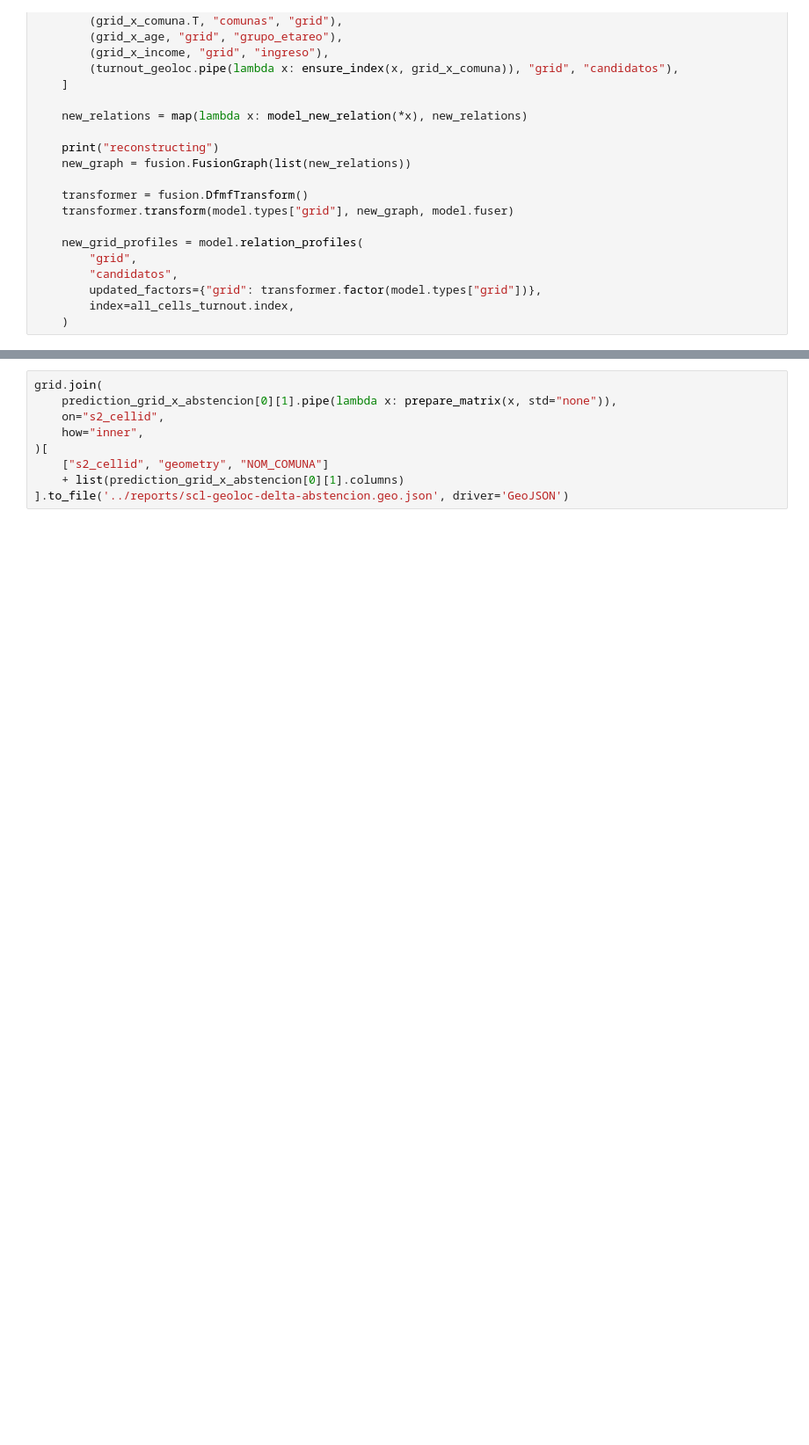
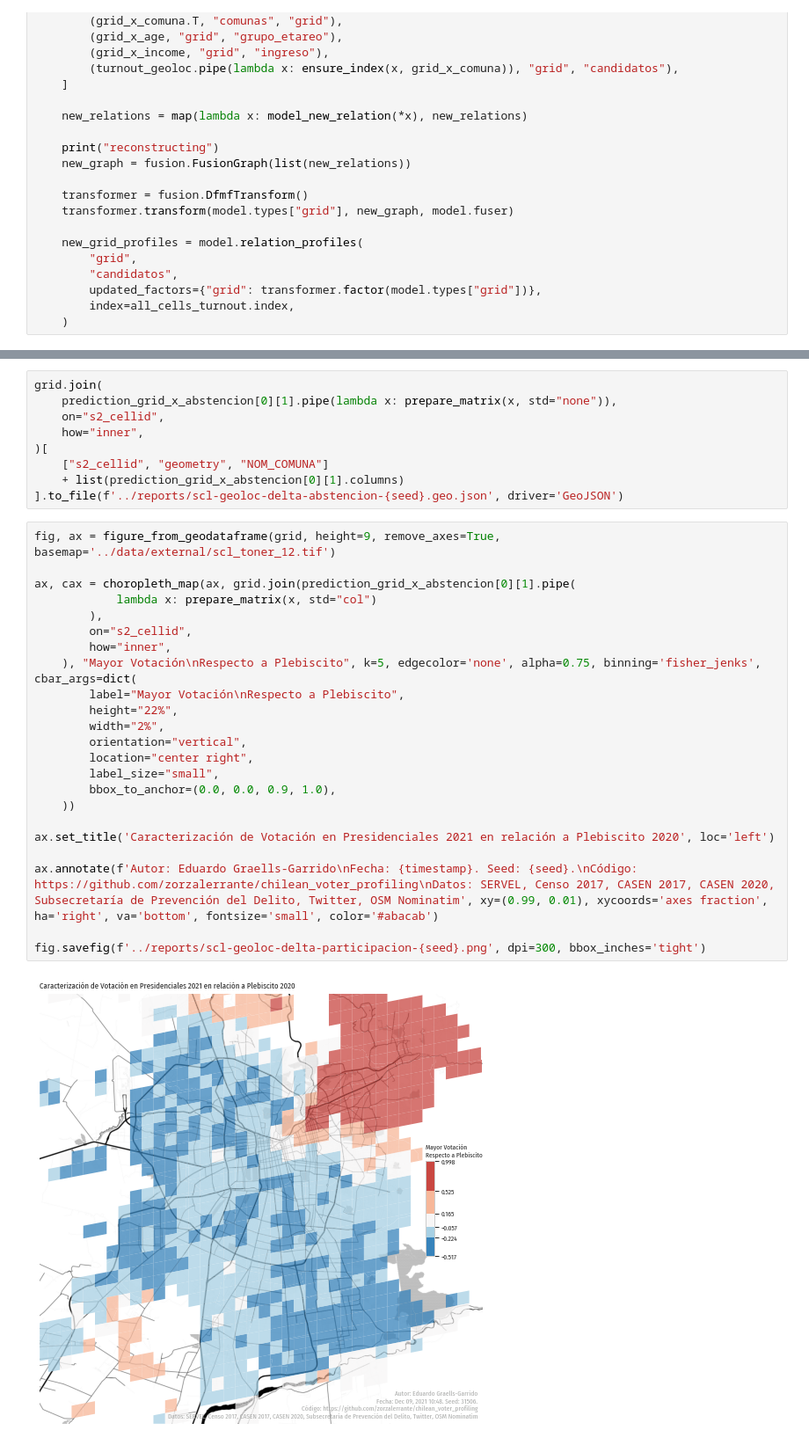
Before and after one commit to zorzalerrante/chilean_voter_profiling, a Jupyter notebook: notebooks/01-abstencion-santiago.ipynb, the cells around one changed output, grey strips where cells are left out. Shown at 88% size. Saved outputs shown, nothing was run; the diff lists cells and outputs as text; blank space fills up the shorter version.

```diff
--- a/notebooks/01-abstencion-santiago.ipynb
+++ b/notebooks/01-abstencion-santiago.ipynb
@@ -1636,4 +1631,29 @@ grid.join(
 )[
     ["s2_cellid", "geometry", "NOM_COMUNA"]
     + list(prediction_grid_x_abstencion[0][1].columns)
-].to_file('../reports/scl-geoloc-delta-abstencion.geo.json', driver='GeoJSON')
+].to_file(f'../reports/scl-geoloc-delta-abstencion-{seed}.geo.json', driver='GeoJSON')
+# %%
+fig, ax = figure_from_geodataframe(grid, height=9, remove_axes=True, basemap='../data/external/scl_toner_12.tif')
+
+ax, cax = choropleth_map(ax, grid.join(prediction_grid_x_abstencion[0][1].pipe(
+            lambda x: prepare_matrix(x, std="col")
+        ),
+        on="s2_cellid",
+        how="inner",
+    ), "Mayor Votación\nRespecto a Plebiscito", k=5, edgecolor='none', alpha=0.75, binning='fisher_jenks', cbar_args=dict(
+        label="Mayor Votación\nRespecto a Plebiscito",
+        height="22%",
+        width="2%",
+        orientation="vertical",
+        location="center right",
+        label_size="small",
+        bbox_to_anchor=(0.0, 0.0, 0.9, 1.0),
+    ))
+
+ax.set_title('Caracterización de Votación en Presidenciales 2021 en relación a Plebiscito 2020', loc='left')
+
+ax.annotate(f'Autor: Eduardo Graells-Garrido\nFecha: {timestamp}. Seed: {seed}.\nCódigo: https://github.com/zorzalerrante/chilean_voter_profiling\nDatos: SERVEL, Censo 2017, CASEN 2017, CASEN 2020, Subsecretaría de Prevención del Delito, Twitter, OSM Nominatim', xy=(0.99, 0.01), xycoords='axes fraction', ha='right', va='bottom', fontsize='small', color='#abacab')
+
+fig.savefig(f'../reports/scl-geoloc-delta-participacion-{seed}.png', dpi=300, bbox_inches='tight')
+# %% [output]
+[figure, added]
```
Also changed, not shown: parts of 8 cells of this notebook, 1 other file.
